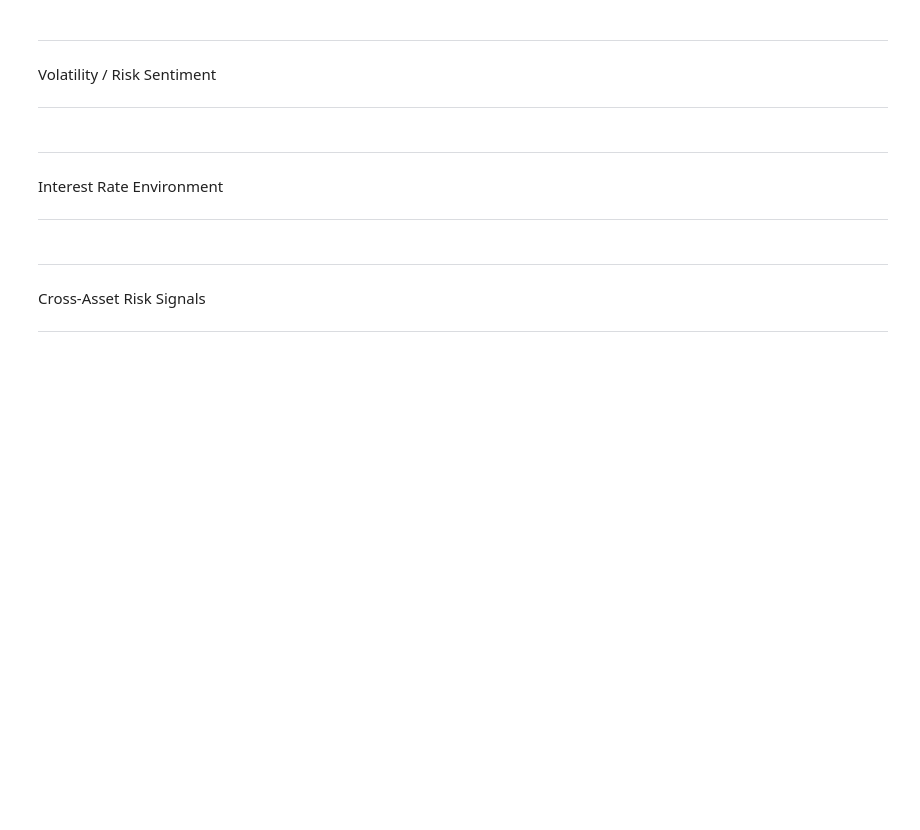
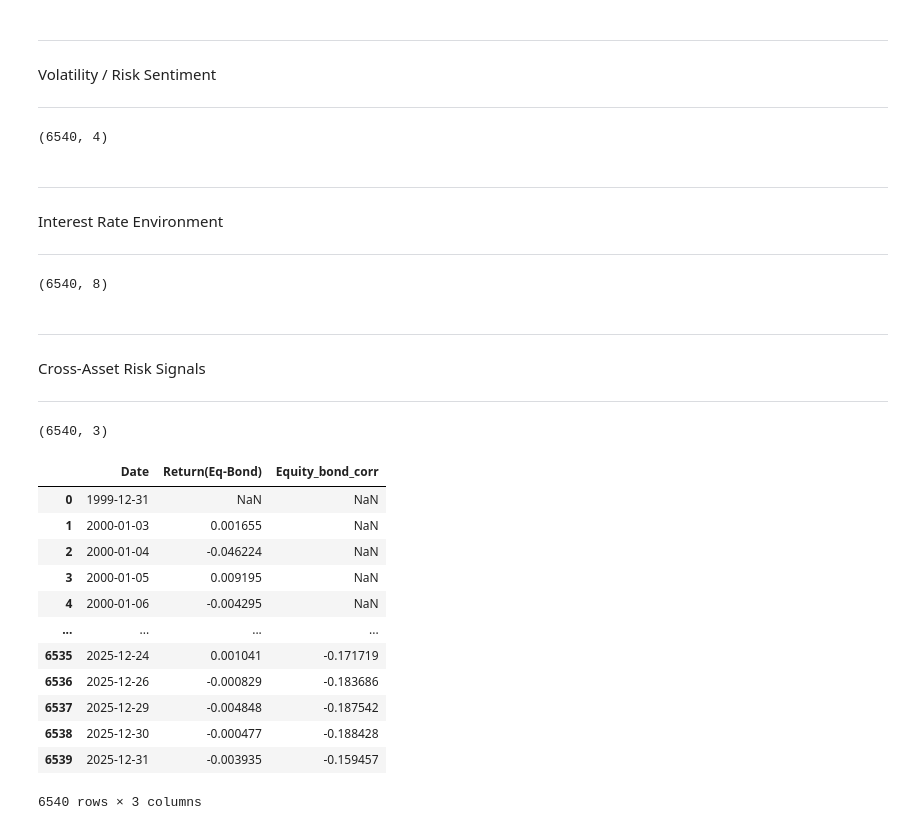
Before and after one commit to mina-fahim/FE800-Market-Regime-Detection, a Jupyter notebook: notebooks/Mina_featureEngineering.ipynb, the cells around one changed output. Drawn from its saved outputs; the diff is of its cells as text; code cells hidden in the pictures; blank space fills up the shorter version.

```diff
--- a/notebooks/Mina_featureEngineering.ipynb
+++ b/notebooks/Mina_featureEngineering.ipynb
@@ -111,9 +132,10 @@ Volatility / Risk Sentiment
 
 vix = pd.read_csv("../data/VIX.csv",header=0,names=["Date","VIX"])
 vix["Date"] = pd.to_datetime(vix["Date"])
+vix = vix.set_index("Date").reindex(spx_dates).reset_index().rename(columns={"index": "Date"})
+vix.ffill(inplace=True)
 vix['VIXChange'] =  np.log(vix["VIX"] / vix["VIX"].shift(1))
 vix['VIX3m-VIX'] = vix['VIX'] * (3**.5) - vix['VIX']
-vix.dropna(how='any',inplace=True)
 
 vix =  vix[vix.Date< pd.to_datetime('2026-01-01')]
 
@@ -124,22 +146,29 @@ Volatility_Risk_Sentiment_features.to_csv(
     "../data/processed/Volatility_Risk_Sentiment_features.csv",
     index=False
 )
+
+print(Volatility_Risk_Sentiment_features.shape)
+# %% [output]
+(6540, 4)
 # %% [markdown]
 <hr>
 Interest Rate Environment
 <hr>
 # %%
+import pandas as pd
 yields = pd.read_csv("../data/treasury_yields.csv")
 yields.columns = ["Date"] + list(yields.columns[1:])
 yields["Date"] = pd.to_datetime(yields["Date"])
+yields = yields.set_index("Date").reindex(spx_dates).reset_index().rename(columns={"index": "Date"})
+yields.ffill(inplace=True)
 
 yields['Slope_10_2'] = yields['GT10 Govt'] - yields['GT2 Govt']
 yields['Slope_30_10'] = yields['GT30 Govt'] - yields['GT10 Govt']
 
-yields['YieldChange'] = yields['GT10 Govt'].shift(1) - yields['GT10 Govt']
+yields['YieldChange'] = yields['GT10 Govt']- yields['GT10 Govt'].shift(1)
 yields['YieldCurvature'] = 2*yields['GT10 Govt'] - yields['GT2 Govt'] - yields['GT30 Govt']
 
-yields.dropna(how='any',inplace=True)
+#yields.dropna(how='any',inplace=True)
 
 Interest_Rate_Environment_features = yields.copy()
 
@@ -147,6 +176,10 @@ Interest_Rate_Environment_features.to_csv(
     "../data/processed/Interest_Rate_Environment_features.csv",
     index=False
 )
+
+print(Interest_Rate_Environment_features.shape)
+# %% [output]
+(6540, 8)
 # %% [markdown]
 <hr>
 Cross-Asset Risk Signals
@@ -155,23 +188,51 @@ Cross-Asset Risk Signals
 BondReturn = pd.read_csv("../data/bond_return_proxies.csv")
 BondReturn.columns = ["Date"] + list(BondReturn.columns[1:])
 BondReturn["Date"] = pd.to_datetime(BondReturn["Date"])
+#BondReturn = BondReturn.set_index("Date").reindex(spx_dates).reset_index().rename(columns={"index": "Date"})
 
 
 Bond_10y = BondReturn[['Date','IEF_proxy']]
 
 Equity_Return = spx[['Date','SPX_return']]
-Equity_Return = Equity_Return.dropna(how='any')
+#Equity_Return = Equity_Return.dropna(how='any')
 
 
-Equity_Bond = Equity_Return.merge(Bond_10y,on='Date',how='left')
-
+Equity_Bond = Equity_Return.merge(Bond_10y,on='Date',how='inner')
 
 Equity_Bond['Return(Eq-Bond)'] = Equity_Bond['SPX_return'] - Equity_Bond['IEF_proxy']
 Equity_Bond["Equity_bond_corr"] = Equity_Bond["SPX_return"].rolling(60).corr(Equity_Bond['IEF_proxy'])
 
 CrossAsset_RiskSignals_features = Equity_Bond.copy()
 
+CrossAsset_RiskSignals_features = CrossAsset_RiskSignals_features[[
+    "Date",
+    "Return(Eq-Bond)",
+    "Equity_bond_corr"
+]].copy()
+
 CrossAsset_RiskSignals_features.to_csv(
     "../data/processed/CrossAsset_RiskSignals_features.csv",
     index=False
 )
+
+
+
+print(CrossAsset_RiskSignals_features.shape)
+# %% [output]
+(6540, 3)
+# %%
+CrossAsset_RiskSignals_features
+# %% [output]
+|  | Date | Return(Eq-Bond) | Equity_bond_corr |
+| 0 | 1999-12-31 | NaN | NaN |
+| 1 | 2000-01-03 | 0.001655 | NaN |
+| 2 | 2000-01-04 | -0.046224 | NaN |
+| 3 | 2000-01-05 | 0.009195 | NaN |
+| 4 | 2000-01-06 | -0.004295 | NaN |
+| ... | ... | ... | ... |
+| 6535 | 2025-12-24 | 0.001041 | -0.171719 |
+| 6536 | 2025-12-26 | -0.000829 | -0.183686 |
+| 6537 | 2025-12-29 | -0.004848 | -0.187542 |
+| 6538 | 2025-12-30 | -0.000477 | -0.188428 |
+| 6539 | 2025-12-31 | -0.003935 | -0.159457 |
+6540 rows × 3 columns
```
Also changed, not shown: parts of 26 cells of this notebook, 1 other file.
